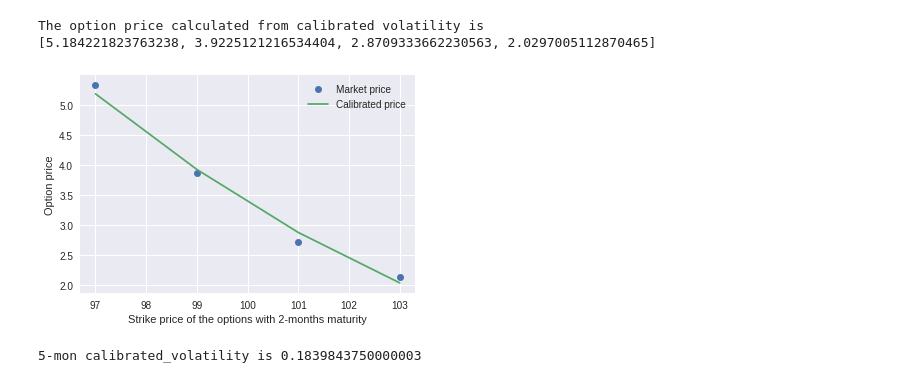
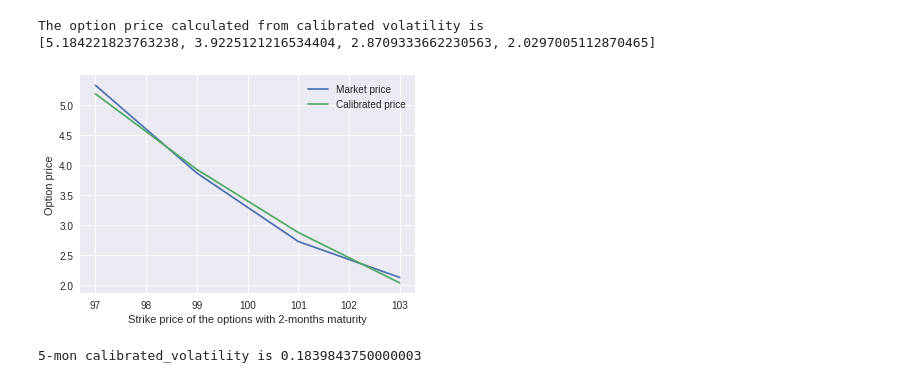
Before and after one commit to cengaiyeung/20MA573, a Jupyter notebook: src/hw04_part2.ipynb, the cells around one changed output. Cells and saved outputs as stored; diff of their text form; code cells hidden in the pictures.

```diff
--- a/src/hw04_part2.ipynb
+++ b/src/hw04_part2.ipynb
@@ -163,16 +163,16 @@ The option price calculated from calibrated volatility is
 # %%
 x = [filter1[i].strike for i in range(len(filter1))]
 y1 = [filter1[i].market_price for i in range(len(filter1))]
-plt.plot(x, y1, 'o', label='Market price')
+plt.plot(x, y1, label='Market price')
 
 y2 = calibrated_price_list1
 plt.plot(x, y2, label = 'Calibrated price')
 
 plt.ylabel('Option price')
 plt.xlabel('Strike price of the options with 2-months maturity')
 plt.legend();
 # %% [output]
-[figure, old version]
+[figure, new version]
 # %%
 # Take options of 5-months maturity
 filter2 = list(filter(lambda x: x.maturity == 5/12, option_list))
```
Also changed, not shown: parts of 1 cell of this notebook.
